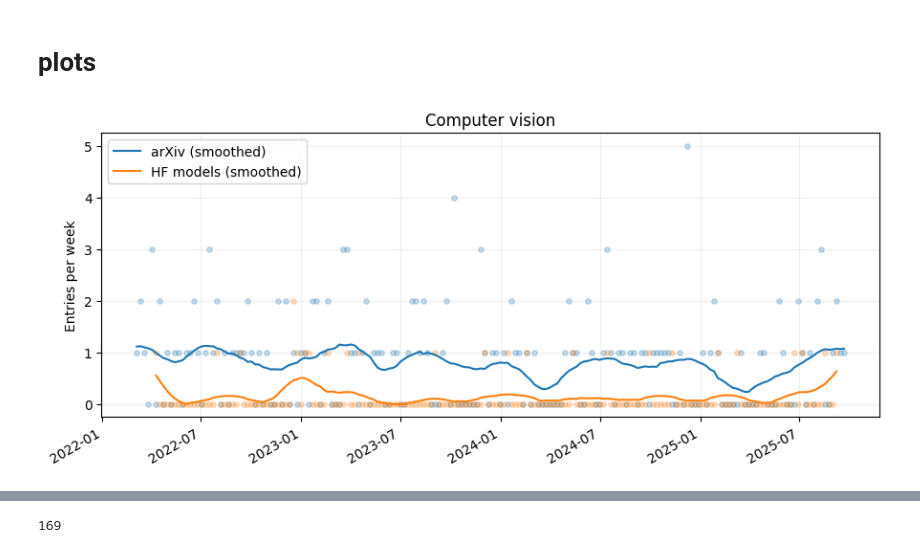
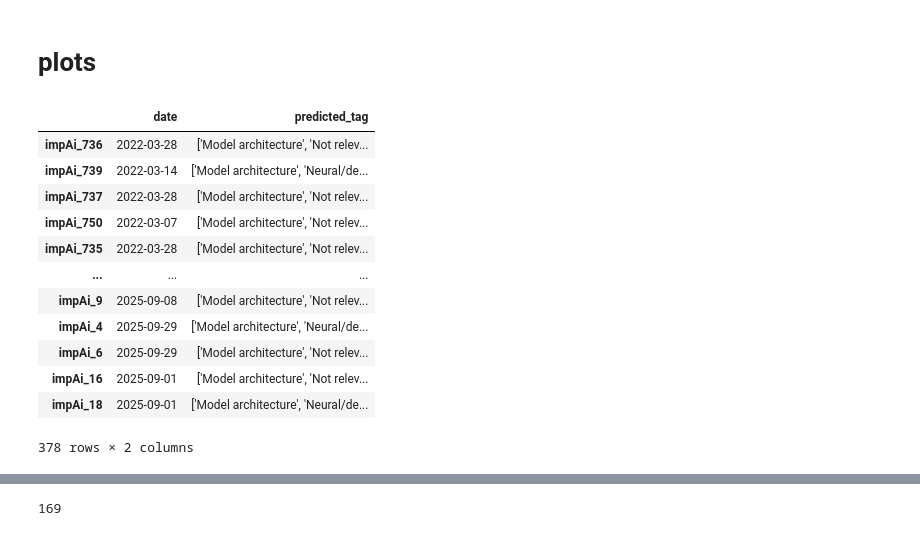
Before and after one commit to EU-UPCAST/profile, a Jupyter notebook: llmdap/profiler/trend_results.ipynb, the cells around one changed output, grey strips where cells are left out. Drawn from its saved outputs; the diff is of its cells as text; code cells hidden in the pictures.

```diff
--- a/llmdap/profiler/trend_results.ipynb
+++ b/llmdap/profiler/trend_results.ipynb
@@ -224,3 +257,19 @@ arx_df["submission_date"] = pd.to_datetime(arx_df["submission_date"])
+# %%
+imp_df
+# %% [output]
+|  | date | predicted_tag |
+| impAi_736 | 2022-03-28 | ['Model architecture', 'Not relev... |
+| impAi_739 | 2022-03-14 | ['Model architecture', 'Neural/de... |
+| impAi_737 | 2022-03-28 | ['Model architecture', 'Not relev... |
+| impAi_750 | 2022-03-07 | ['Model architecture', 'Not relev... |
+| impAi_735 | 2022-03-28 | ['Model architecture', 'Not relev... |
+| ... | ... | ... |
+| impAi_9 | 2025-09-08 | ['Model architecture', 'Not relev... |
+| impAi_4 | 2025-09-29 | ['Model architecture', 'Neural/de... |
+| impAi_6 | 2025-09-29 | ['Model architecture', 'Not relev... |
+| impAi_16 | 2025-09-01 | ['Model architecture', 'Not relev... |
+| impAi_18 | 2025-09-01 | ['Model architecture', 'Neural/de... |
+378 rows × 2 columns
 # %%
 def plot_term(term, min_total=30):
     hf_dates = hf_df[hf_df["predicted_tag"].str.contains("'"+term+"'")]["createdAt"]
@@ -291,9 +347,7 @@ def plot_term_smooth(term, freq='W', window=9, sigma=2.0, min_total=30):
     plt.tight_layout()
     plt.show()
 # %%
-plot_term_smooth(term = "Computer vision", sigma=4, window=14)
+#plot_term_smooth(term = "Computer vision", sigma=4, window=14)
-# %% [output]
-[figure, removed]
 # %%
 plot_term(term = "Computer vision")
 # %% [output]
```
Also changed, not shown: parts of 13 cells of this notebook, 1 other file.
